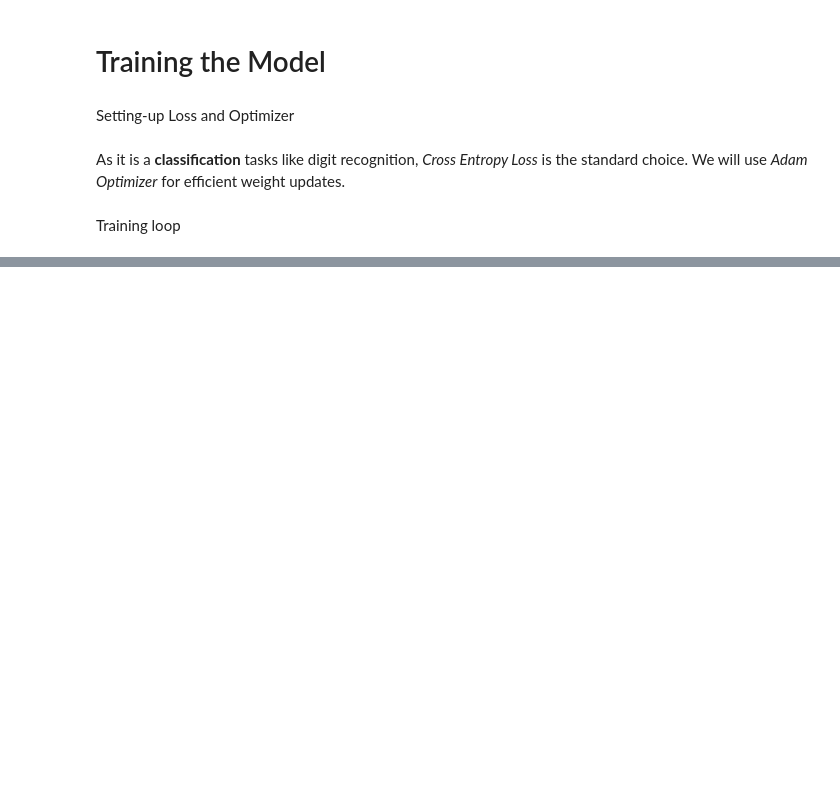
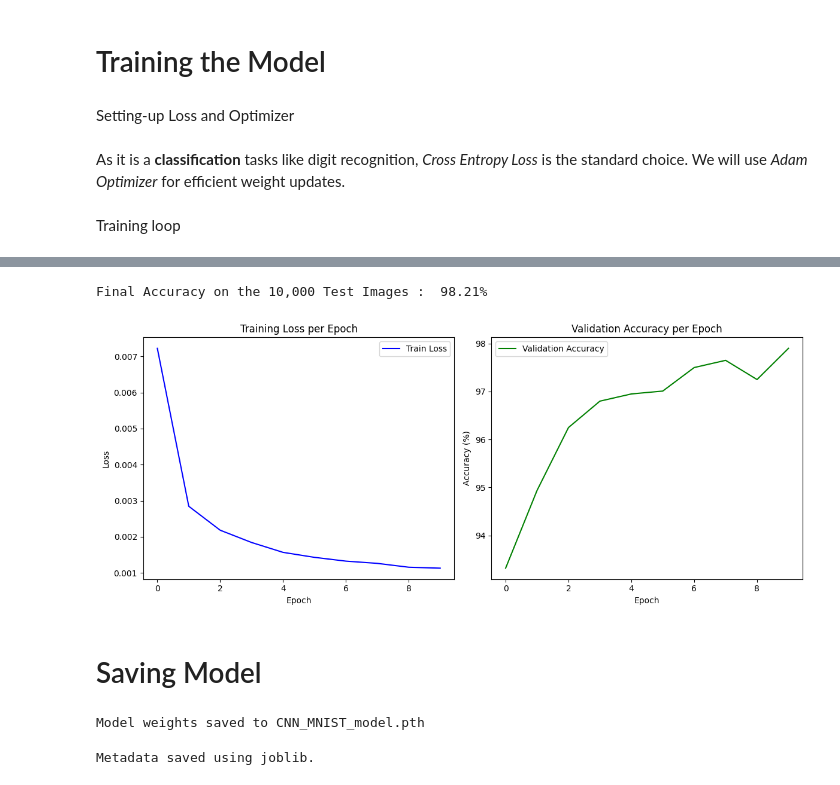
Before and after one commit to Shashank18703/My-Projects, a Jupyter notebook: Number_Rec/model.ipynb, the cells around one changed output, grey strips where cells are left out. Drawn from its saved outputs; the diff is of its cells as text; code cells hidden in the pictures; blank space fills up the shorter version.

```diff
--- a/Number_Rec/model.ipynb
+++ b/Number_Rec/model.ipynb
@@ -229,0 +305,65 @@ Training loop
+# %%
+# Now testing the model on the test dataset
+model.eval()
+test_correct = 0
+test_total = 0
+
+with torch.no_grad():
+    for images, labels in test_loader:
+        output = model(images)
+        _, predication = torch.max(output.data, 1)
+        test_total += labels.size(0)
+        test_correct += (predication == labels).sum().item()
+
+test_accuracy = 100 * test_correct / test_total
+print(f"Final Accuracy on the 10,000 Test Images : {test_accuracy : .2f}%")
+# %% [output]
+Final Accuracy on the 10,000 Test Images :  98.21%
+# %%
+# Visualizing the training History
+plt.figure(figsize = (12, 5))
+
+# Plot Training Loss
+plt.subplot(1, 2, 1)
+plt.plot(training_history['train_loss'], label = 'Train Loss', color = 'blue')
+plt.title("Training Loss per Epoch")
+plt.xlabel('Epoch')
+plt.ylabel('Loss')
+plt.legend()
+
+# Plot Validation Accuracy
+plt.subplot(1, 2, 2)
+plt.plot(training_history['val_loss'], label = "Validation Accuracy", color = 'green')
+plt.title("Validation Accuracy per Epoch")
+plt.xlabel('Epoch')
+plt.ylabel("Accuracy (%)")
+plt.legend()
+
+plt.tight_layout()
+plt.show()
+# %% [output]
+[figure, added]
+# %% [markdown]
+# Saving Model
+# %%
+# Saving the model weights
+MODEL_PATH = "CNN_MNIST_model.pth"
+torch.save(model.state_dict(), MODEL_PATH)
+
+print(f"Model weights saved to {MODEL_PATH}")
+# %% [output]
+Model weights saved to CNN_MNIST_model.pth
+# %%
+import joblib
+
+# Saving the metadata and the preprocessing objects
+metadata = {
+    'classes' : [str(i) for i in range(10)],
+    'training_history' : training_history,
+    'normalization_stats' : {'mean' : mean, 'std' : std}
+}
+
+joblib.dump(metadata, 'model_metadata.pkl')
+print("Metadata saved using joblib.")
+# %% [output]
+Metadata saved using joblib.
```
Also changed, not shown: parts of 12 cells of this notebook, 3 other files.
